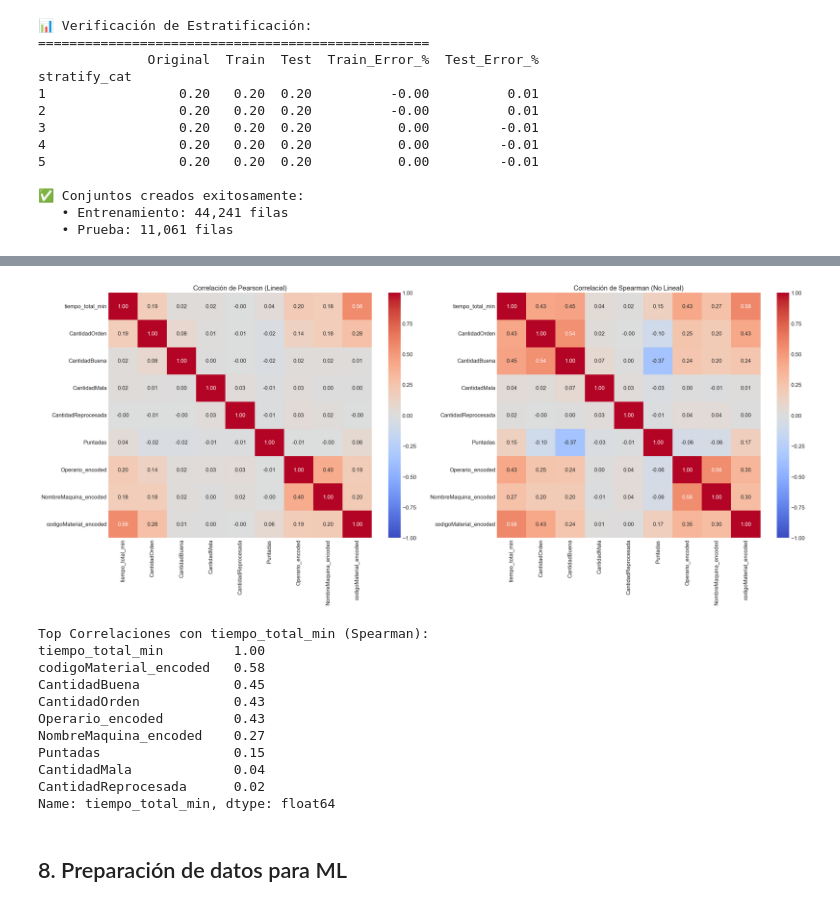
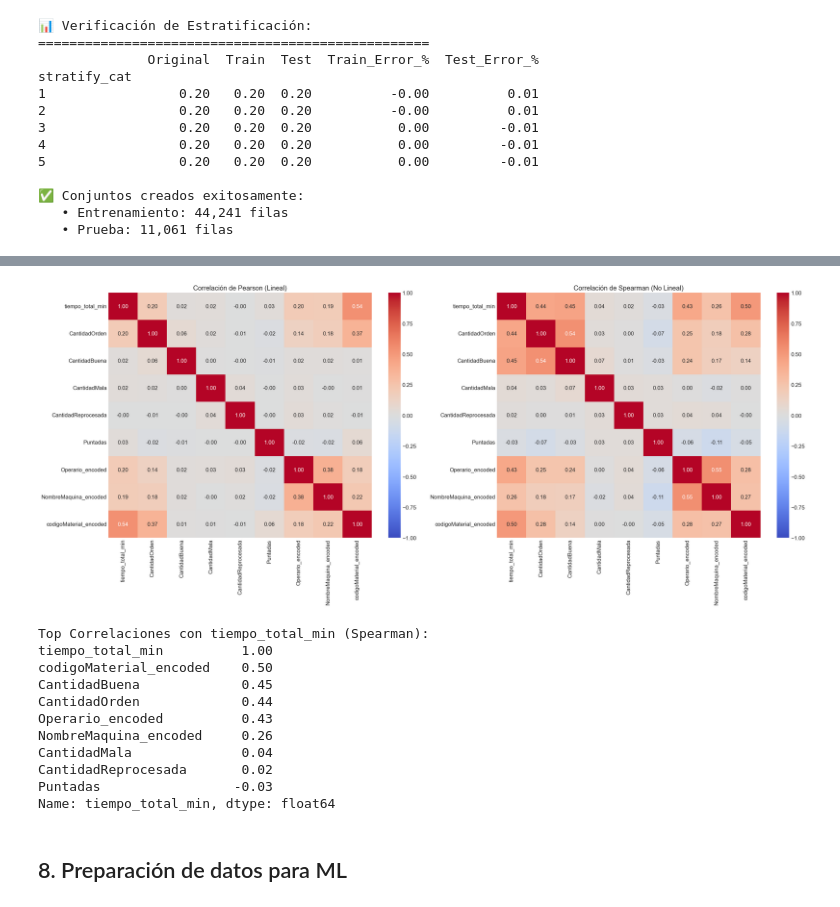
Before and after one commit to Henao13/Data-SciencePI, a Jupyter notebook: eda_incial (1).ipynb, the cells around one changed output, grey strips where cells are left out. Saved outputs shown, nothing was run; the diff lists cells and outputs as text; code cells hidden in the pictures.

```diff
--- a/eda_incial (1).ipynb
+++ b/eda_incial (1).ipynb
@@ -1579,6 +1585,7 @@ cols_to_drop = [
     "FechaInicio",
     "FechaFin",
     "MaterialIdOrden",
+    "HiloInferiorId",
 
 ]
 
@@ -1784,46 +1822,46 @@ cols_corr = [
     'CantidadOrden',
     'CantidadBuena',
     'CantidadMala',
     'CantidadReprocesada',
     'Puntadas',
     'Operario_encoded',
     'NombreMaquina_encoded',
     'codigoMaterial_encoded',
 ]
 
 # 2. Calcular matrices
-corr_pearson = df_model[cols_corr].corr(method='pearson')
-corr_spearman = df_model[cols_corr].corr(method='spearman')
+corr_pearson = train_df[cols_corr].corr(method='pearson')
+corr_spearman = train_df[cols_corr].corr(method='spearman')
 
 # 3. Graficar
 fig, axes = plt.subplots(1, 2, figsize=(24, 10))
 
 # Heatmap Pearson
 sns.heatmap(corr_pearson, annot=True, cmap='coolwarm', vmin=-1, vmax=1, ax=axes[0], fmt=".2f")
 axes[0].set_title('Correlación de Pearson (Lineal)')
 
 # Heatmap Spearman
 sns.heatmap(corr_spearman, annot=True, cmap='coolwarm', vmin=-1, vmax=1, ax=axes[1], fmt=".2f")
 axes[1].set_title('Correlación de Spearman (No Lineal)')
 
 plt.tight_layout()
 plt.show()
 
 # 4. Ver valores exactos ordenados
 print("Top Correlaciones con tiempo_total_min (Spearman):")
 print(corr_spearman['tiempo_total_min'].sort_values(ascending=False))
 # %% [output]
-[figure, old version]
+[figure, new version]
 Top Correlaciones con tiempo_total_min (Spearman):
-tiempo_total_min         1.00
-codigoMaterial_encoded   0.58
-CantidadBuena            0.45
-CantidadOrden            0.43
-Operario_encoded         0.43
-NombreMaquina_encoded    0.27
-Puntadas                 0.15
-CantidadMala             0.04
-CantidadReprocesada      0.02
+tiempo_total_min          1.00
+codigoMaterial_encoded    0.50
+CantidadBuena             0.45
+CantidadOrden             0.44
+Operario_encoded          0.43
+NombreMaquina_encoded     0.26
+CantidadMala              0.04
+CantidadReprocesada       0.02
+Puntadas                 -0.03
 Name: tiempo_total_min, dtype: float64
 # %% [markdown]
 ## 8. Preparación de datos para ML
```
Also changed, not shown: parts of 7 cells of this notebook.
